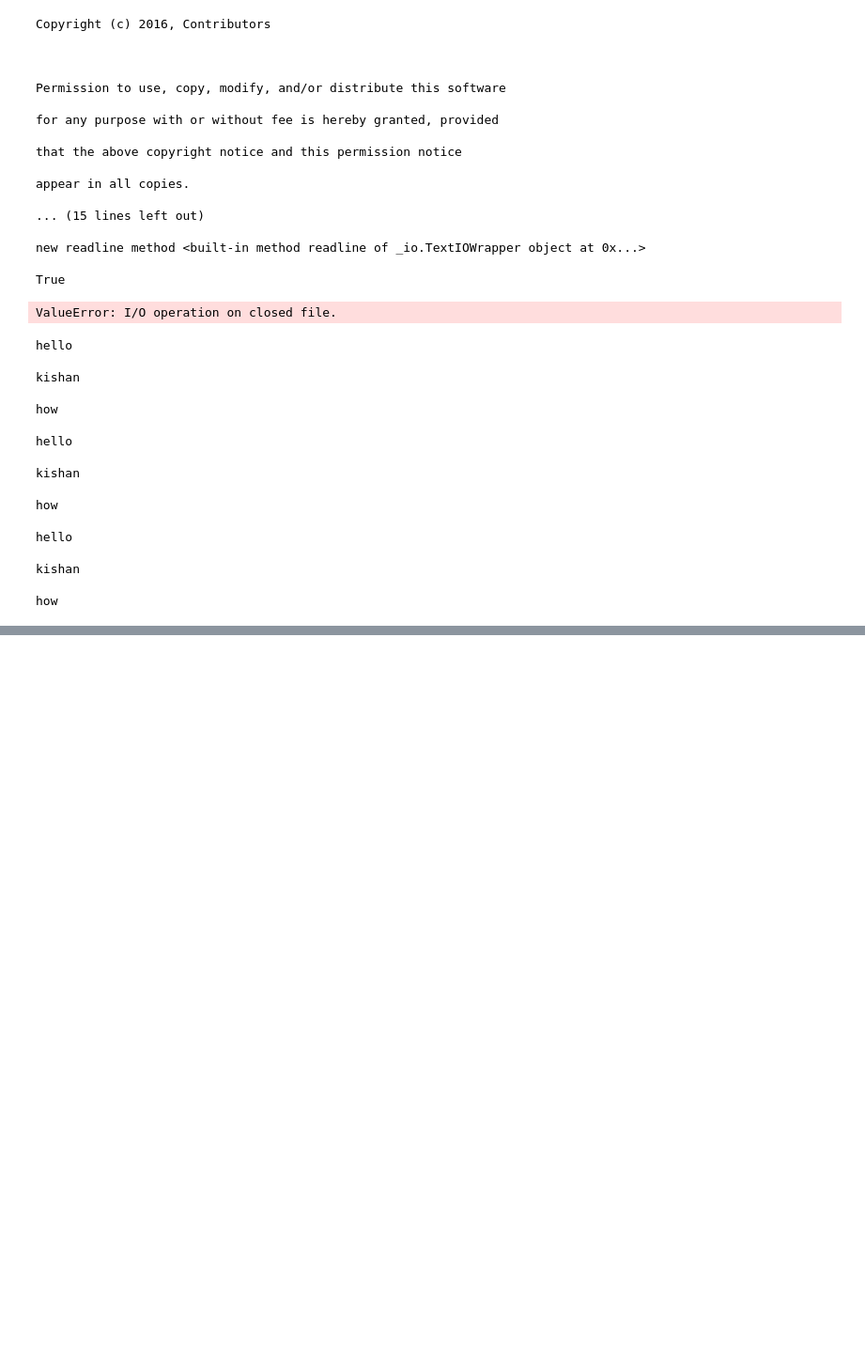
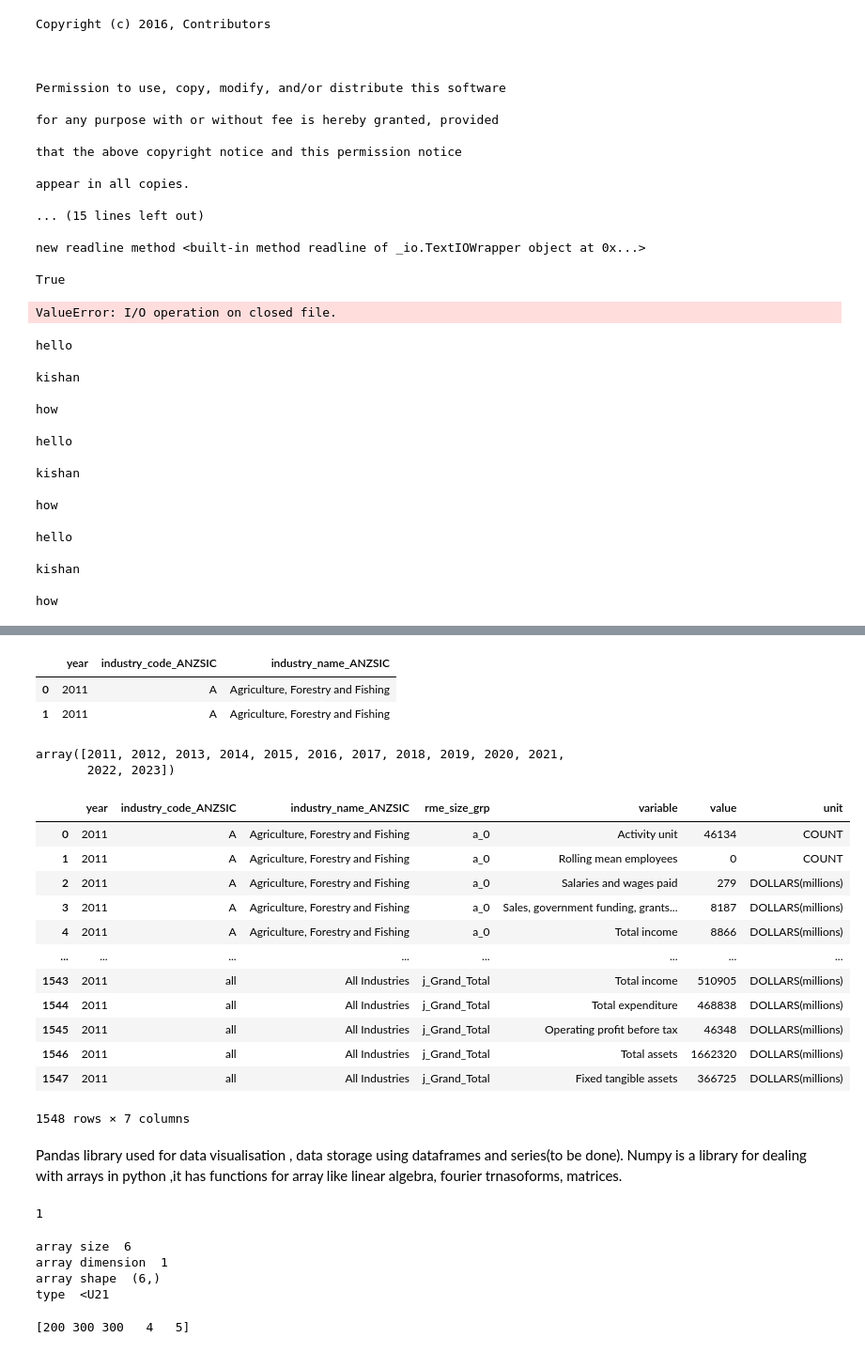
Before and after one commit to kishanchaudhary009/pythonlearning, a Jupyter notebook: pythontut1jupyter.ipynb, the cells around one changed output, grey strips where cells are left out. Shown: that part at 94% size. Drawn from its saved outputs; the diff is of its cells as text; code cells hidden in the pictures; blank space fills up the shorter version.

```diff
--- a/pythontut1jupyter.ipynb
+++ b/pythontut1jupyter.ipynb
@@ -534,0 +558,7 @@ how
+# %%
+import pandas as pd
+
+csv_path = '//Users//kishanchaudhary//Downloads//annual-enterprise-survey-2023-financial-year-provisional-size-bands.csv'
+df = pd.read_csv(csv_path)
+print(df.head())
+# df[0:10]
@@ -534,0 +609,33 @@ how
+# %%
+#slicing dataframes as new dataframes
+sliceddf = df.iloc[0:2,0:3]
+sliceddf
+# %% [output]
+|  | year | industry_code_ANZSIC | industry_name_ANZSIC |
+| 0 | 2011 | A | Agriculture, Forestry and Fishing |
+| 1 | 2011 | A | Agriculture, Forestry and Fishing |
+# %%
+#unique elements in a col using unique method
+df['year'].unique()
+# %% [output]
+array([2011, 2012, 2013, 2014, 2015, 2016, 2017, 2018, 2019, 2020, 2021,
+       2022, 2023])
+# %%
+#creating dfs using conditions
+equaldf = df[df['year']==2011]
+equaldf
+#we can use >,<,! here
+# %% [output]
+|  | year | industry_code_ANZSIC | industry_name_ANZSIC | rme_size_grp | variable | value | unit |
+| 0 | 2011 | A | Agriculture, Forestry and Fishing | a_0 | Activity unit | 46134 | COUNT |
+| 1 | 2011 | A | Agriculture, Forestry and Fishing | a_0 | Rolling mean employees | 0 | COUNT |
+| 2 | 2011 | A | Agriculture, Forestry and Fishing | a_0 | Salaries and wages paid | 279 | DOLLARS(millions) |
+| 3 | 2011 | A | Agriculture, Forestry and Fishing | a_0 | Sales, government funding, grants... | 8187 | DOLLARS(millions) |
+| 4 | 2011 | A | Agriculture, Forestry and Fishing | a_0 | Total income | 8866 | DOLLARS(millions) |
+| ... | ... | ... | ... | ... | ... | ... | ... |
+| 1543 | 2011 | all | All Industries | j_Grand_Total | Total income | 510905 | DOLLARS(millions) |
+| 1544 | 2011 | all | All Industries | j_Grand_Total | Total expenditure | 468838 | DOLLARS(millions) |
+| 1545 | 2011 | all | All Industries | j_Grand_Total | Operating profit before tax | 46348 | DOLLARS(millions) |
+| 1546 | 2011 | all | All Industries | j_Grand_Total | Total assets | 1662320 | DOLLARS(millions) |
+| 1547 | 2011 | all | All Industries | j_Grand_Total | Fixed tangible assets | 366725 | DOLLARS(millions) |
+1548 rows × 7 columns
@@ -534,0 +645,9 @@ how
+# %% [markdown]
+Pandas library  used for data visualisation , data storage using dataframes and series(to be done).
+Numpy is a library for dealing with arrays in python ,it has functions for array like linear algebra, fourier trnasoforms, matrices.
+# %%
+import numpy as np
+a=np.array([1,2,"h",3,4,5])
+print(a[0])
+# %% [output]
+1
@@ -534,0 +662,19 @@ how
+# %%
+#numpy array methods
+print("array size ",a.size)
+print("array dimension ",a.ndim)
+print("array shape ",a.shape)
+print("type ",a.dtype)
+# slicing and indexing remains same as tuple
+# %% [output]
+array size  6
+array dimension  1
+array shape  (6,)
+type  <U21
+# %%
+#changing multiple elements in numpy array
+b = np.array([1,2,3,4,5])
+b[0:3] = 200,300,300
+print(b)
+# %% [output]
+[200 300 300   4   5]
```
Also changed, not shown: parts of 10 cells of this notebook.
